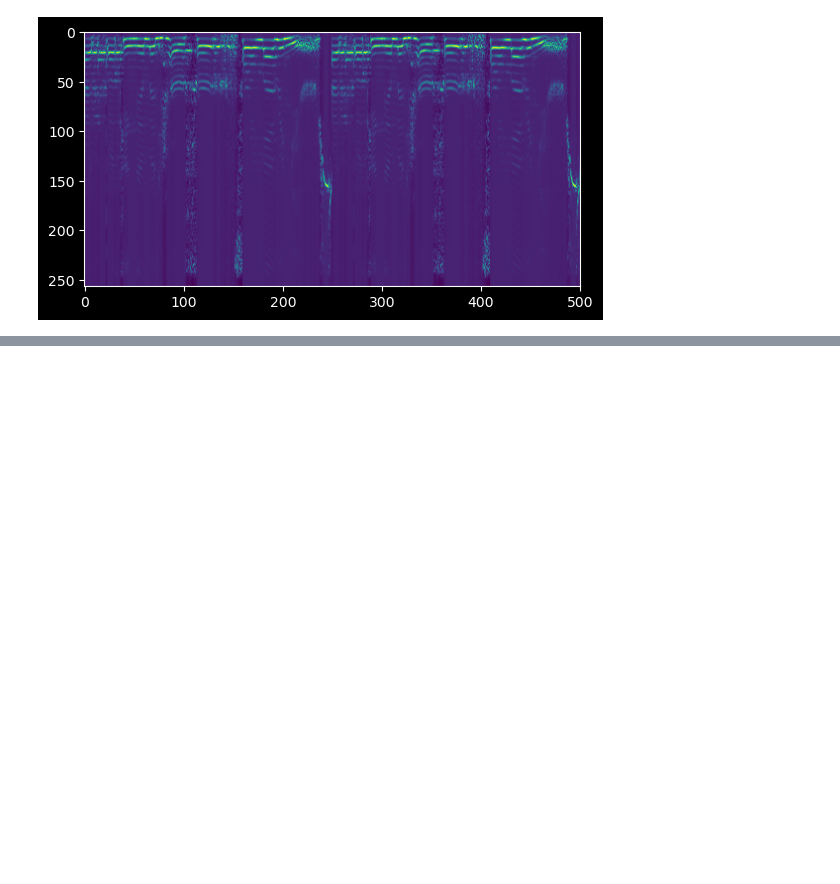
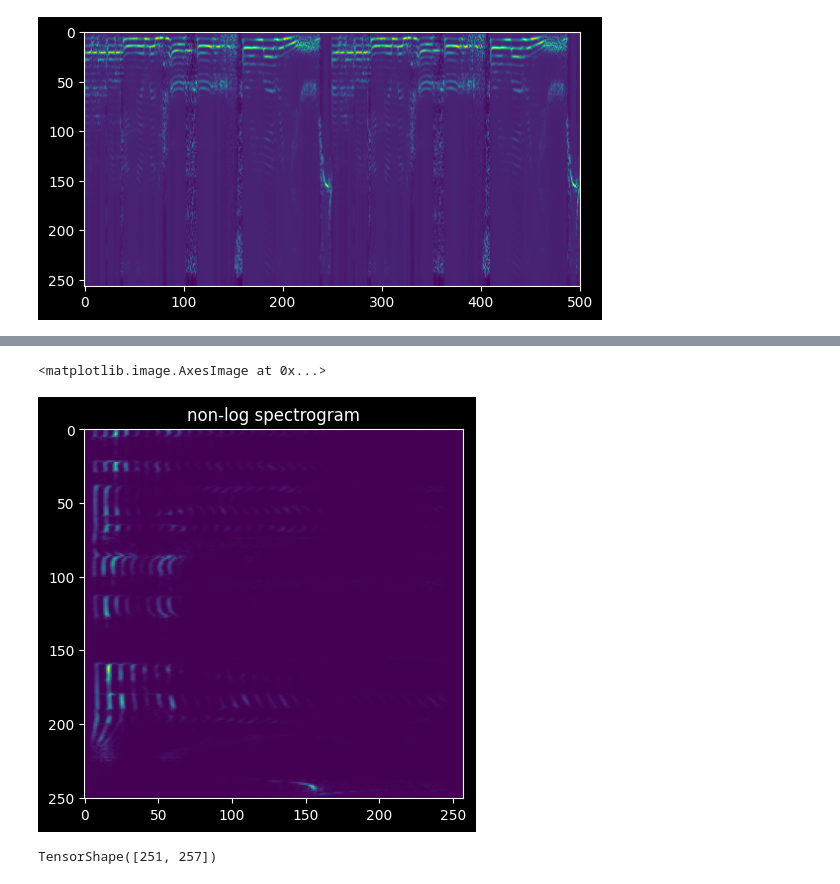
Before and after one commit to bameroncaird/deepsonar, a Jupyter notebook: notebooks/train_deepsonar.ipynb, the cells around one changed output, grey strips where cells are left out. Saved outputs shown, nothing was run; the diff lists cells and outputs as text; code cells hidden in the pictures; blank space fills up the shorter version.

```diff
--- a/notebooks/train_deepsonar.ipynb
+++ b/notebooks/train_deepsonar.ipynb
@@ -89,0 +134,13 @@ AlreadyExistsError: File system for az already registered
+# %%
+# Show the non-log version of the spectrogram
+# This one seems to be more similar to the VGG implementation
+plt.figure()
+plt.title("non-log spectrogram")
+plt.imshow(spectrogram.numpy())
+# %% [output]
+<matplotlib.image.AxesImage at 0x...>
+[figure, added]
+# %%
+spectrogram.shape
+# %% [output]
+TensorShape([251, 257])
```
Also changed, not shown: parts of 39 cells of this notebook, 4 other files.
